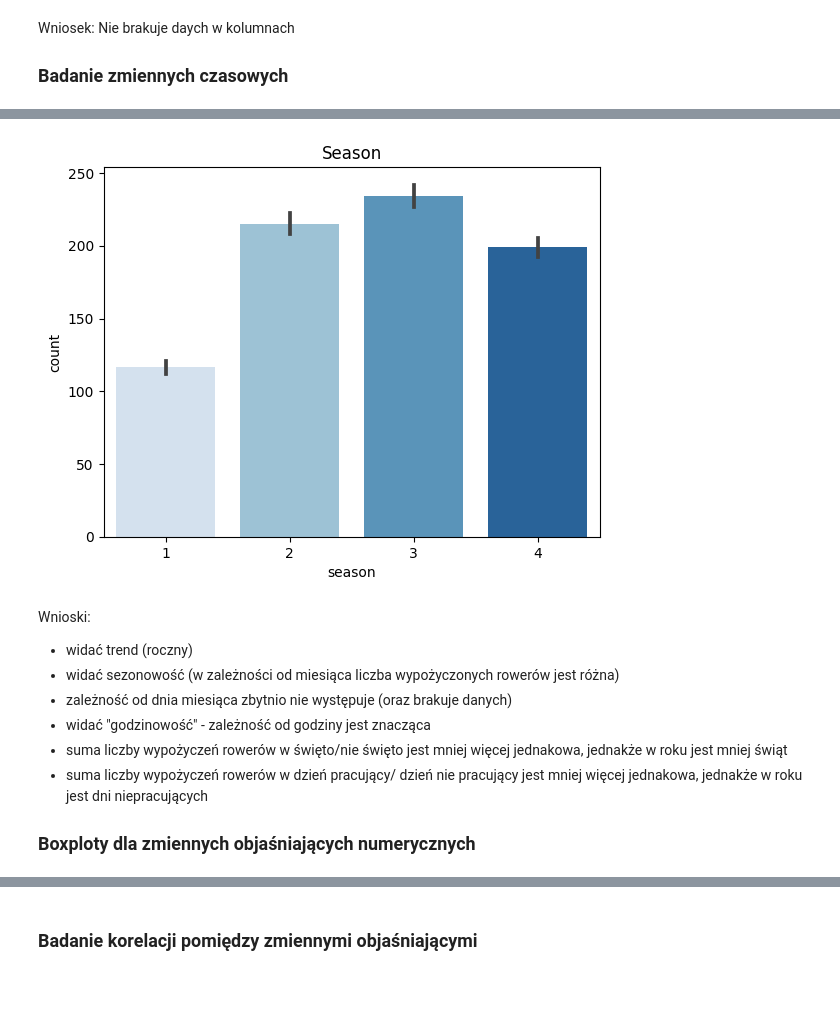
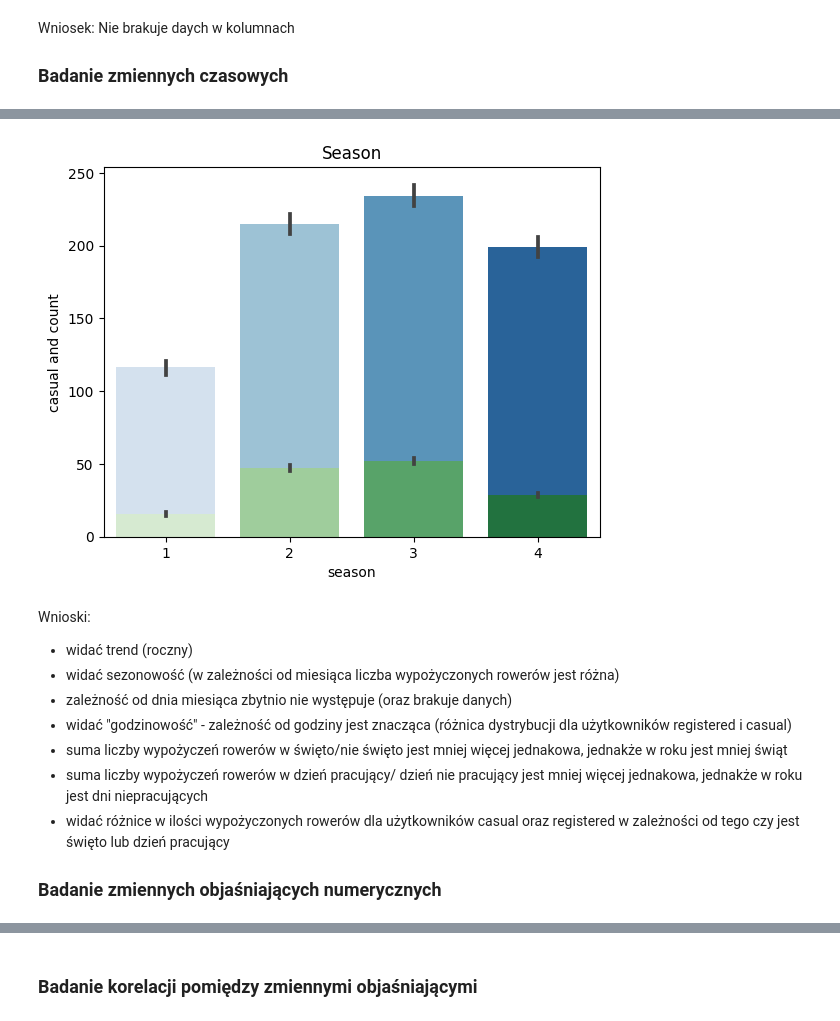
Before and after one commit to arkadiuszsitkiewicz/bike-sharing-demand, a Jupyter notebook: 01_Analiza danych.ipynb, the cells around one changed output, grey strips where cells are left out. Drawn from its saved outputs; the diff is of its cells as text; code cells hidden in the pictures; blank space fills up the shorter version.

```diff
--- a/01_Analiza danych.ipynb
+++ b/01_Analiza danych.ipynb
@@ -127,16 +174,19 @@ plt.show()
 [figure]
 # %%
 plt.title("Season")
-sb.barplot(x=train_data["season"], y=train_data["count"], palette="Blues")
+sb.barplot(x=train_extended["season"], y=train_extended["count"], palette="Blues")
+sb.barplot(x=train_extended["season"], y=train_extended["casual"], palette="Greens")
+plt.ylabel("casual and count")
 plt.show()
 # %% [output]
-[figure, old version]
+[figure, new version]
 # %% [markdown]
 Wnioski:
 - widać trend (roczny)
 - widać sezonowość (w zależności od miesiąca liczba wypożyczonych rowerów jest różna)
 - zależność od dnia miesiąca zbytnio nie występuje (oraz brakuje danych)
-- widać "godzinowość" - zależność od godziny jest znacząca
+- widać "godzinowość" - zależność od godziny jest znacząca (różnica dystrybucji dla użytkowników registered i casual)
 - suma liczby wypożyczeń rowerów w święto/nie święto jest mniej więcej jednakowa, jednakże w roku jest mniej świąt
 - suma liczby wypożyczeń rowerów w dzień pracujący/ dzień nie pracujący jest mniej więcej jednakowa, jednakże w roku jest dni niepracujących
-### Boxploty dla  zmiennych objaśniających numerycznych
+- widać różnice w ilości wypożyczonych rowerów dla użytkowników casual oraz registered w zależności od tego czy jest święto lub dzień pracujący
+### Badanie zmiennych objaśniających numerycznych
```
Also changed, not shown: parts of 16 cells of this notebook, 1 other file.
